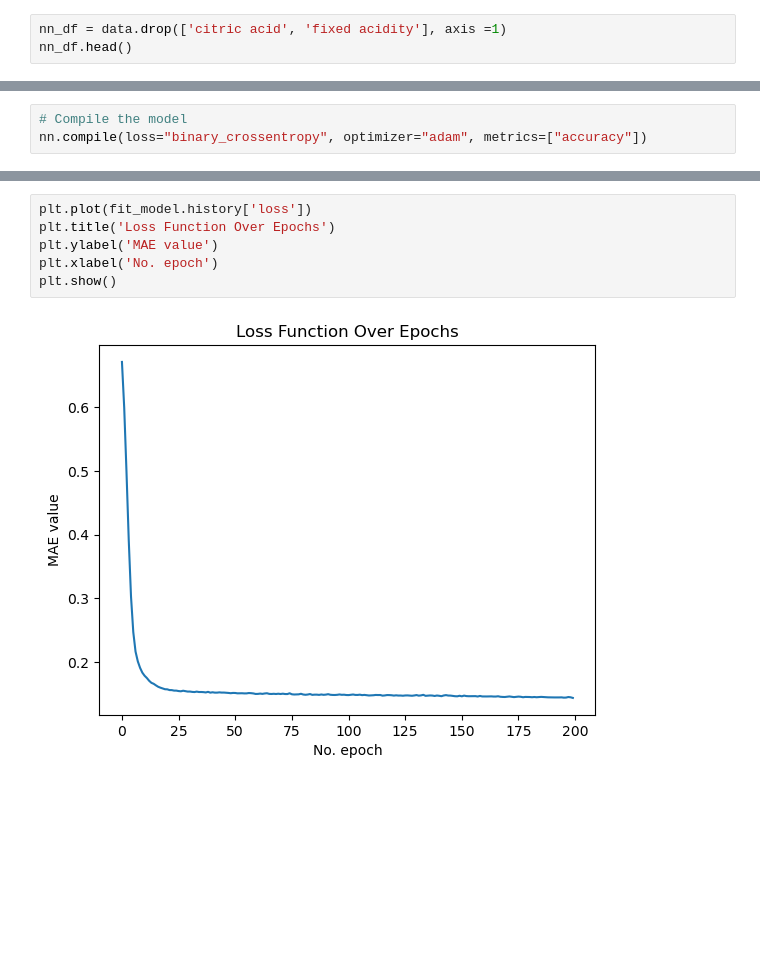
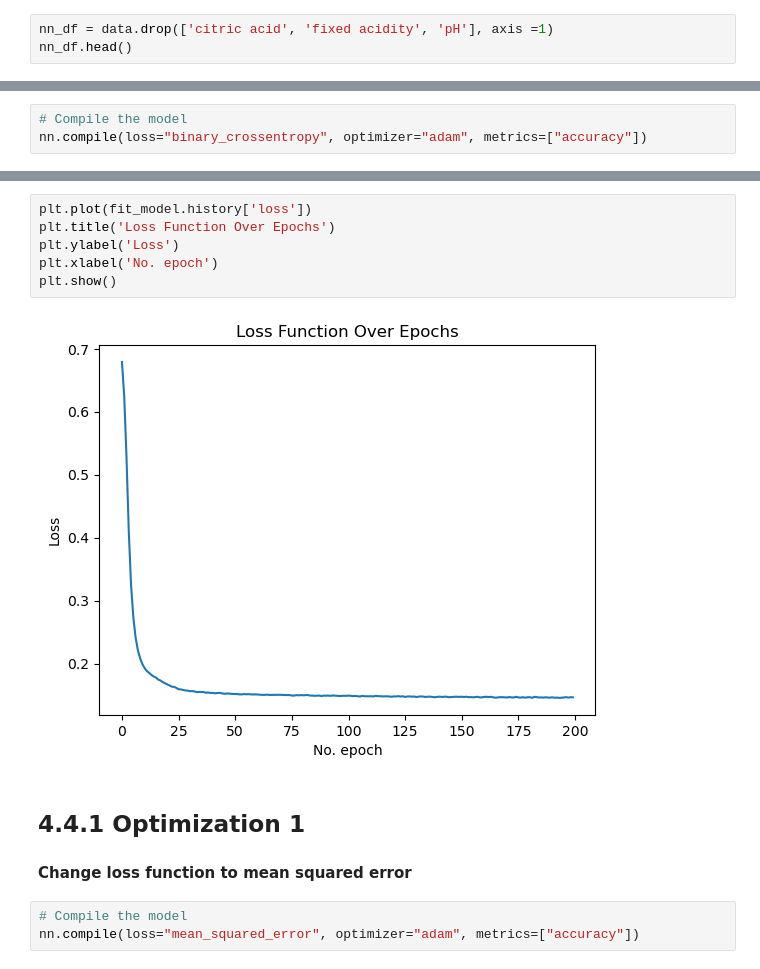
Before and after one commit to sookie22/Final_Project, a Jupyter notebook: red_wine_final_version.ipynb, the cells around one changed output, grey strips where cells are left out. Drawn from its saved outputs; the diff is of its cells as text; blank space fills up the shorter version.

Commit message:
Add nn optimization

```diff
--- a/red_wine_final_version.ipynb
+++ b/red_wine_final_version.ipynb
@@ -509,5 +513,5 @@ plt.show()
 # %%
-nn_df = data.drop(['citric acid', 'fixed acidity'], axis =1)
+nn_df = data.drop(['citric acid', 'fixed acidity', 'pH'], axis =1)
 nn_df.head()
 # %% [output]
 |  | volatile acidity | residual sugar | chlorides | free sulfur dioxide | total sulfur dioxide | density | ... |
@@ -688,8 +692,14 @@ Loss: 0.14638911187648773, Accuracy: 0.5799999833106995
 # %%
 plt.plot(fit_model.history['loss'])
 plt.title('Loss Function Over Epochs')
-plt.ylabel('MAE value')
+plt.ylabel('Loss')
 plt.xlabel('No. epoch')
 plt.show()
 # %% [output]
-[figure, old version]
+[figure, new version]
+# %% [markdown]
+## 4.4.1 Optimization 1
+#### Change loss function to mean squared error
+# %%
+# Compile the model
+nn.compile(loss="mean_squared_error", optimizer="adam", metrics=["accuracy"])
```
Also changed, not shown: parts of 10 cells of this notebook.
